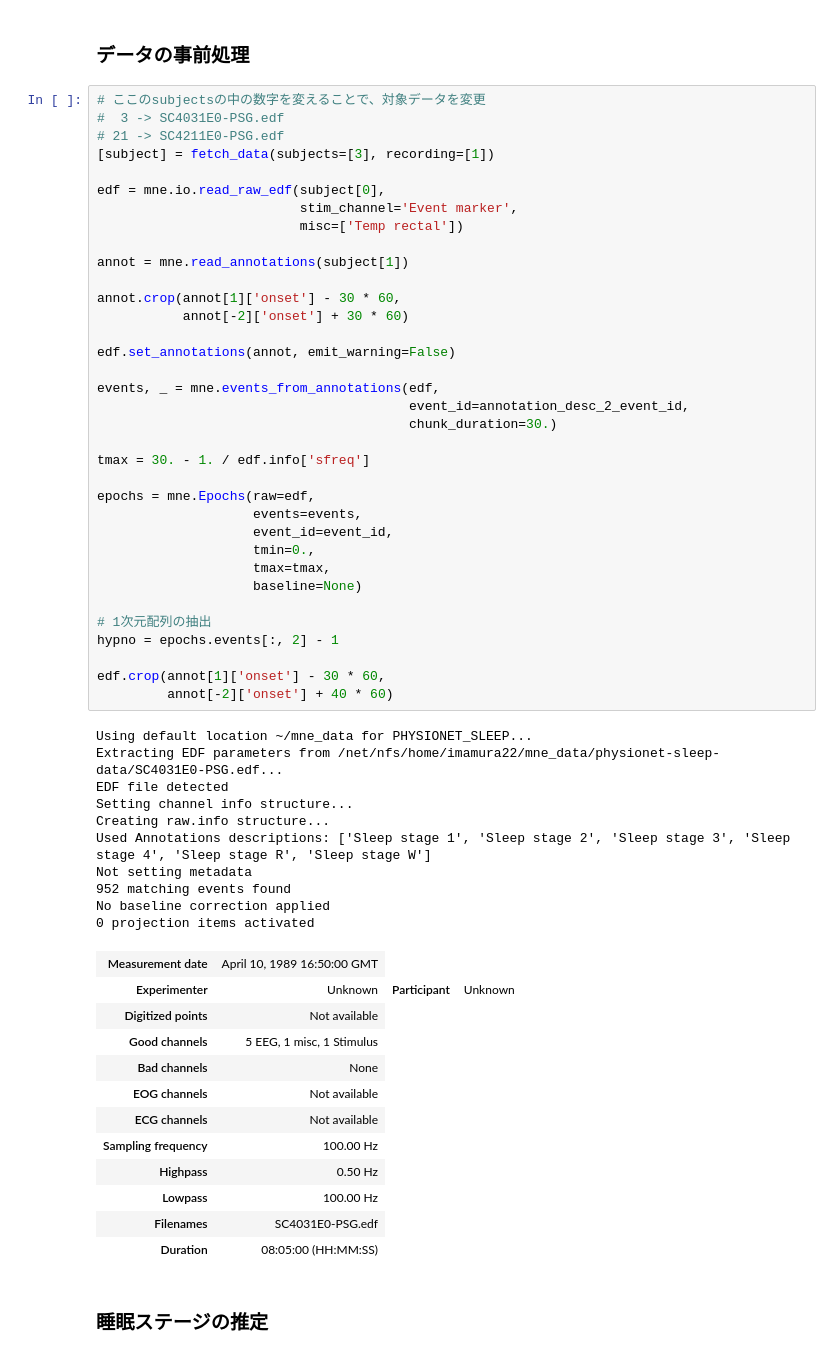
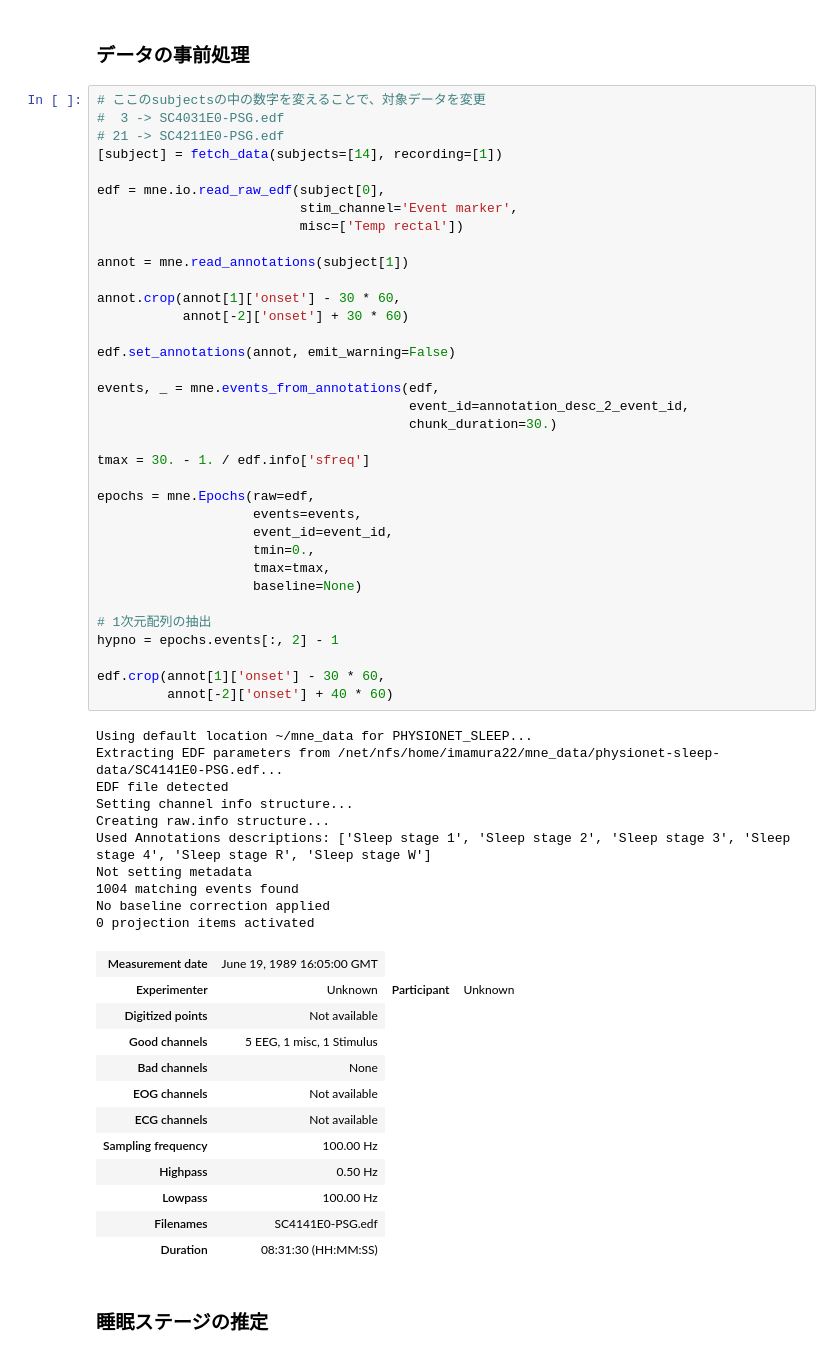
Before and after one commit to iatosh/Internship-SleepStage, a Jupyter notebook: get_hypnogram/YASA_3Ch.ipynb, the cells around one changed output. Drawn from its saved outputs; the diff is of its cells as text.

```diff
--- a/get_hypnogram/YASA_3Ch.ipynb
+++ b/get_hypnogram/YASA_3Ch.ipynb
@@ -34,7 +34,7 @@ event_id = {'Sleep stage W': 1,
 # ここのsubjectsの中の数字を変えることで、対象データを変更
 #  3 -> SC4031E0-PSG.edf
 # 21 -> SC4211E0-PSG.edf
-[subject] = fetch_data(subjects=[3], recording=[1])
+[subject] = fetch_data(subjects=[14], recording=[1])
 
 edf = mne.io.read_raw_edf(subject[0],
                           stim_channel='Event marker',
@@ -47,36 +47,36 @@ annot.crop(annot[1]['onset'] - 30 * 60,
 
 edf.set_annotations(annot, emit_warning=False)
 
 events, _ = mne.events_from_annotations(edf,
                                         event_id=annotation_desc_2_event_id,
                                         chunk_duration=30.)
 
 tmax = 30. - 1. / edf.info['sfreq']
 
 epochs = mne.Epochs(raw=edf,
                     events=events,
                     event_id=event_id,
                     tmin=0.,
                     tmax=tmax,
                     baseline=None)
 
 # 1次元配列の抽出
 hypno = epochs.events[:, 2] - 1
 
 edf.crop(annot[1]['onset'] - 30 * 60,
          annot[-2]['onset'] + 40 * 60)
 # %% [output]
 Using default location ~/mne_data for PHYSIONET_SLEEP...
-Extracting EDF parameters from /net/nfs/home/imamura22/mne_data/physionet-sleep-data/SC4031E0-PSG.edf...
+Extracting EDF parameters from /net/nfs/home/imamura22/mne_data/physionet-sleep-data/SC4141E0-PSG.edf...
 EDF file detected
 Setting channel info structure...
 Creating raw.info structure...
 Used Annotations descriptions: ['Sleep stage 1', 'Sleep stage 2', 'Sleep stage 3', 'Sleep stage 4', 'Sleep stage R', 'Sleep stage W']
 Not setting metadata
-952 matching events found
+1004 matching events found
 No baseline correction applied
 0 projection items activated
-| Measurement date | April 10, 1989 16:50:00 GMT |
+| Measurement date | June 19, 1989 16:05:00 GMT |
 | Experimenter | Unknown | Participant | Unknown |
 | Digitized points | Not available |
 | Good channels | 5 EEG, 1 misc, 1 Stimulus |
@@ -86,8 +86,8 @@ No baseline correction applied
 | Sampling frequency | 100.00 Hz |
 | Highpass | 0.50 Hz |
 | Lowpass | 100.00 Hz |
-| Filenames | SC4031E0-PSG.edf |
-| Duration | 08:05:00 (HH:MM:SS) |
+| Filenames | SC4141E0-PSG.edf |
+| Duration | 08:31:30 (HH:MM:SS) |
 # %% [markdown]
 ### 睡眠ステージの推定
 # %%
```
Also changed, not shown: parts of 2 cells of this notebook, 19 other files.
